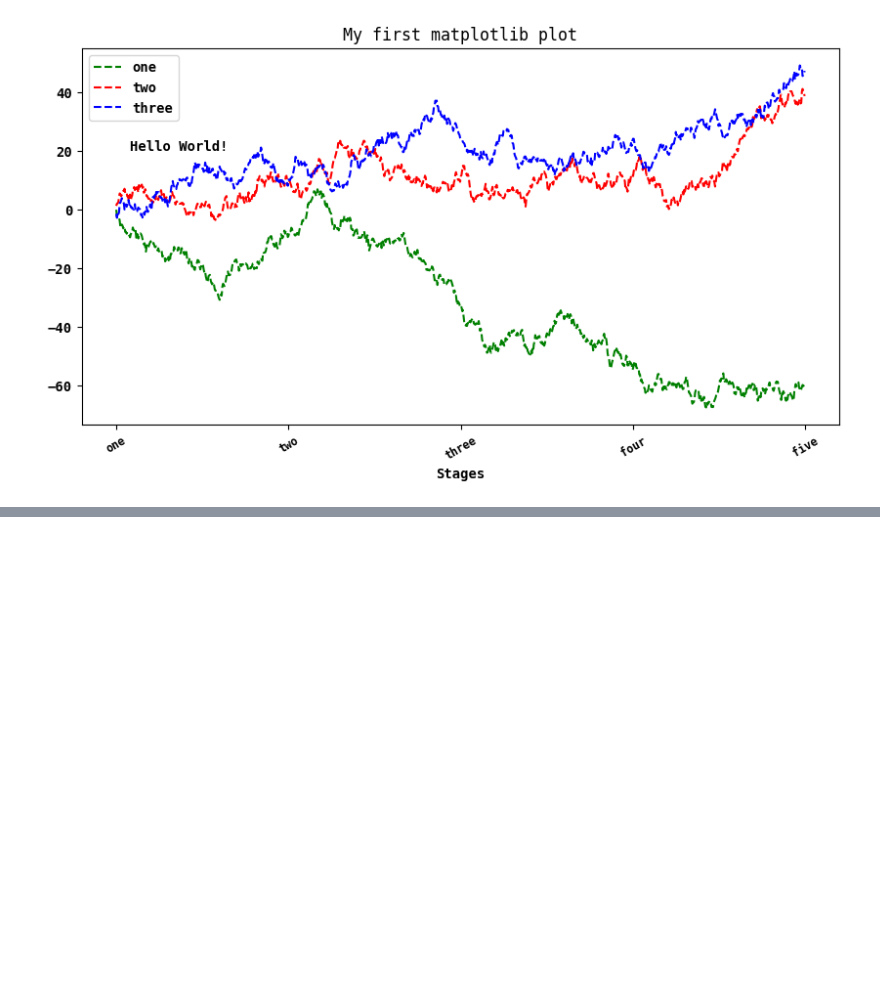
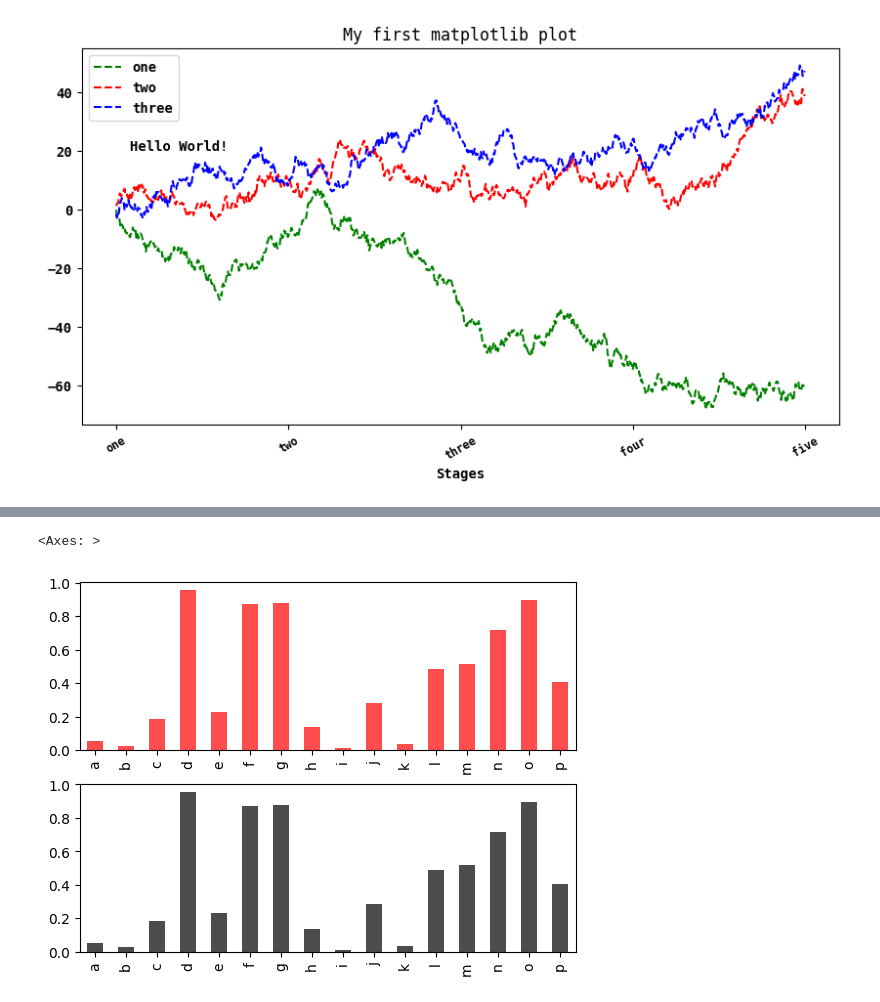
Before and after one commit to eastyell/study_python, a Jupyter notebook: study.ipynb, the cells around one changed output, grey strips where cells are left out. Cells and saved outputs as stored; diff of their text form; code cells hidden in the pictures; blank space fills up the shorter version.

```diff
--- a/study.ipynb
+++ b/study.ipynb
@@ -987,0 +1007,10 @@ plt.rc('figure', figsize=(10, 5))
+# %%
+import matplotlib.pyplot as plt
+
+fig, axes = plt.subplots(2, 1)
+data = pd.Series(np.random.rand(16), index=list('abcdefghijklmnop'))
+data.plot.bar(ax=axes[0], color='r', alpha=0.7)
+data.plot.bar(ax=axes[1], color='k', alpha=0.7)
+# %% [output]
+<Axes: >
+[figure, added]
```
Also changed, not shown: parts of 4 cells of this notebook.
